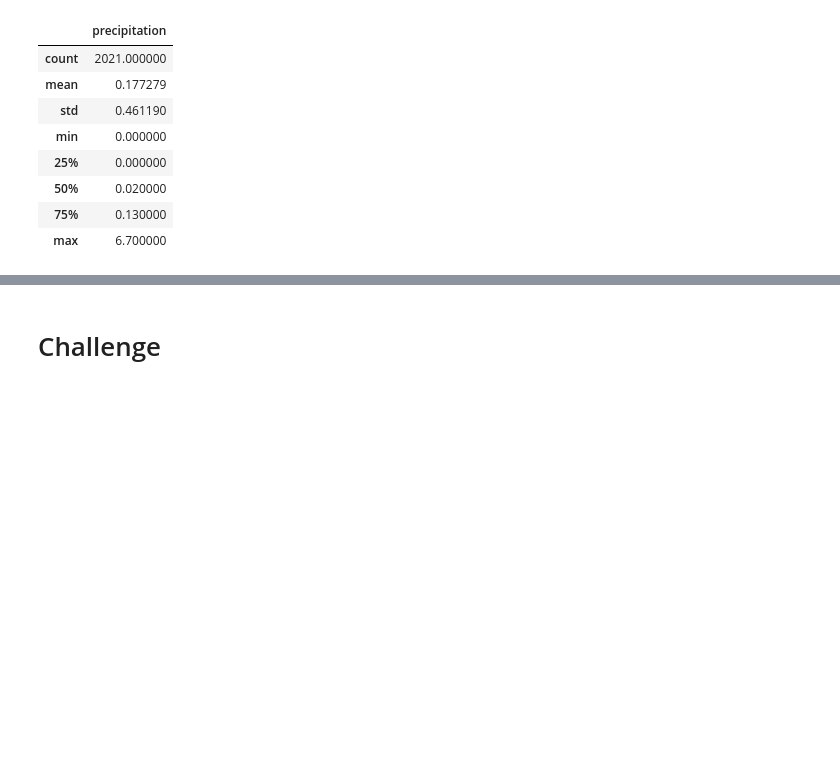
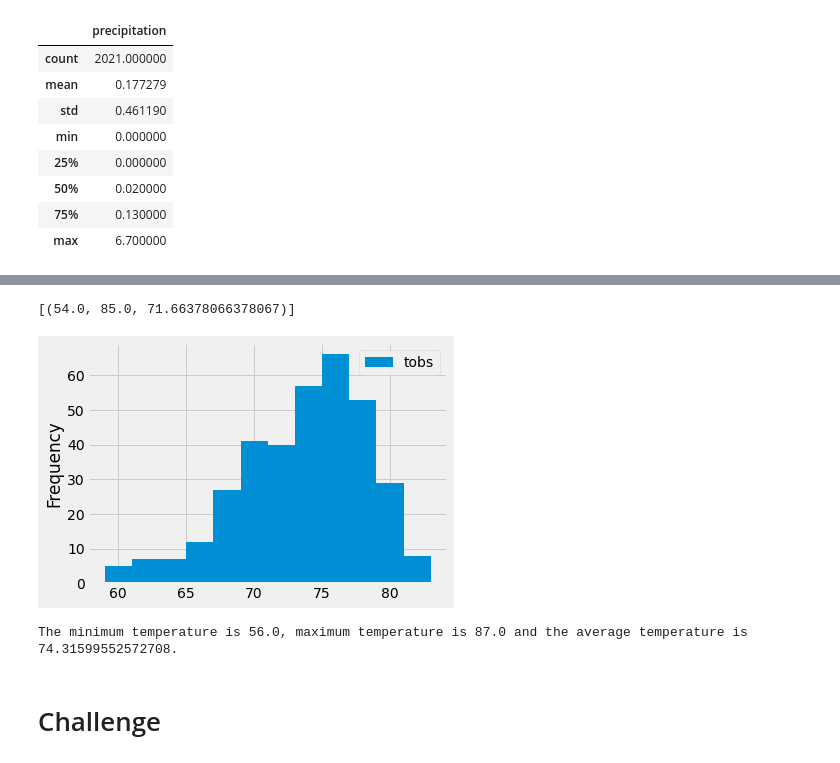
Before and after one commit to bholeneha/Surfs_up, a Jupyter notebook: climate_analysis.ipynb, the cells around one changed output, grey strips where cells are left out. Cells and saved outputs as stored; diff of their text form; code cells hidden in the pictures; blank space fills up the shorter version.

Commit message:
Precipitation and station analysis completed

```diff
--- a/climate_analysis.ipynb
+++ b/climate_analysis.ipynb
@@ -82,11 +105,35 @@ df.describe()
 # %%
 # Using the station id from the previous query, calculate the lowest temperature recorded,
 # highest temperature recorded, and average temperature most active station?
+session.query(func.min(Measurement.tobs), func.max(Measurement.tobs), func.avg(Measurement.tobs)).\
+filter(Measurement.station == 'USC00519281').all()
+# %% [output]
+[(54.0, 85.0, 71.66378066378067)]
 # %%
 # Choose the station with the highest number of temperature observations.
 # Query the last 12 months of temperature observation data for this station and plot the results as a histogram
+results = session.query(Measurement.tobs).\
+filter(Measurement.station == 'USC00519281').\
+filter(Measurement.date >= prev_year).all()
+
+df = pd.DataFrame(results, columns=['tobs'])
+df.plot.hist(bins=12)
+plt.tight_layout()
+# %% [output]
+[figure, added]
 # %%
 # Write a function called `calc_temps` that will accept start date and end date in the format '%Y-%m-%d'
 # and return the minimum, average, and maximum temperatures for that range of dates
+def calc_temps(start_date, end_date):
+    results = session.query(func.min(Measurement.tobs), func.max(Measurement.tobs), func.avg(Measurement.tobs)).\
+    filter(Measurement.date >= start_date).filter(Measurement.date <= end_date).all()
+    temp_data = f'The minimum temperature is {results[0][0]}, maximum temperature is {results[0][1]} and the average temperature is {results[0][2]}.'
+    return print(temp_data)
+
+start_date = dt.date(2016, 1, 23)
+end_date = dt.date(2018, 4, 21)
+calc_temps(start_date, end_date)
+# %% [output]
+The minimum temperature is 56.0, maximum temperature is 87.0 and the average temperature is 74.31599552572708.
 # %% [markdown]
 # Challenge
```
Also changed, not shown: parts of 3 cells of this notebook.
